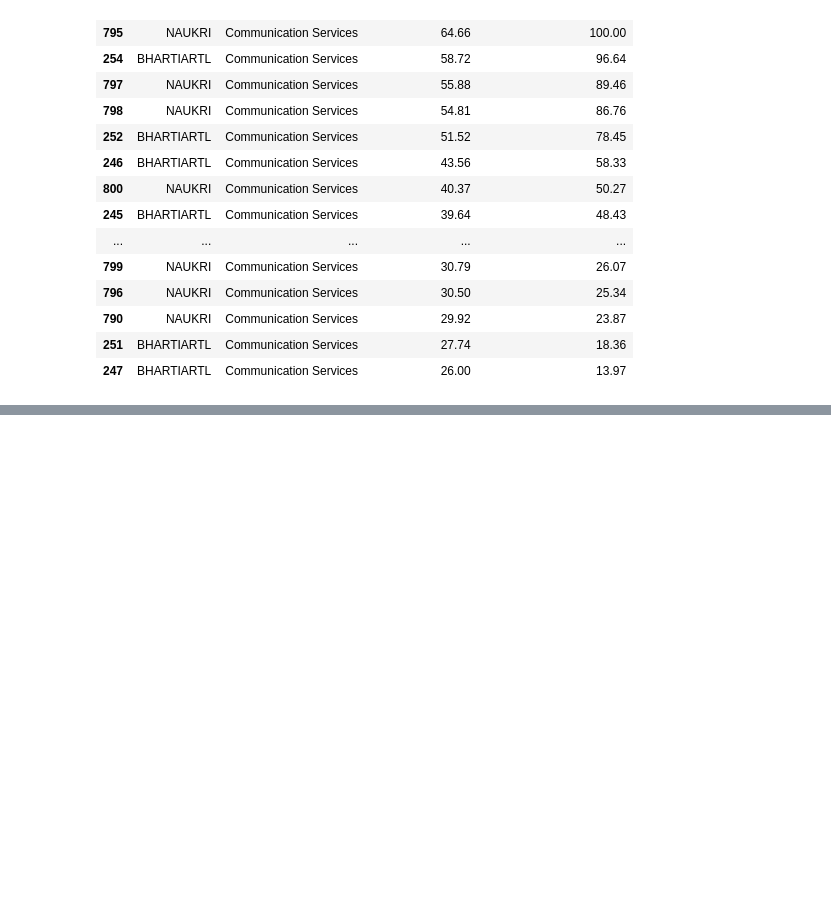
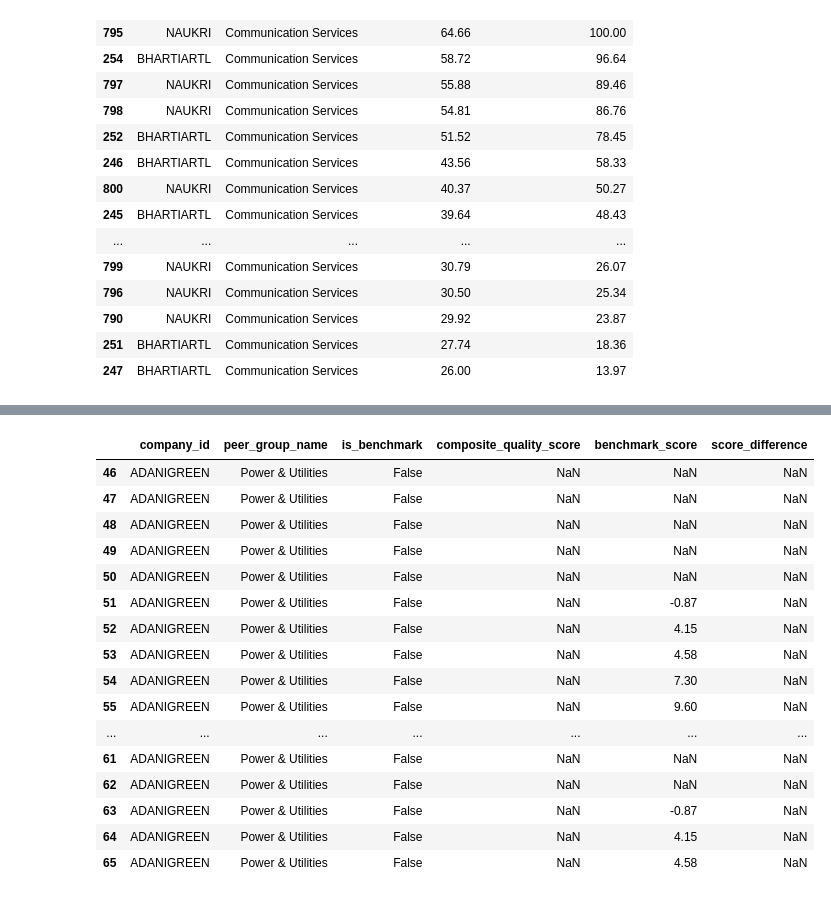
Before and after one commit to padmawararush9-del/n100-financial-intelligence-platform, a Jupyter notebook: Untitled5.ipynb, the cells around one changed output, grey strips where cells are left out. Cells and saved outputs as stored; diff of their text form; code cells hidden in the pictures; blank space fills up the shorter version.

```diff
--- a/Untitled5.ipynb
+++ b/Untitled5.ipynb
@@ -850,0 +1110,7 @@ df[
+# %%
+import importlib
+import src.analytics.peer as peer
+
+importlib.reload(peer)
+
+df_peer = peer.compare_with_benchmark(df_peer)
@@ -850,0 +1145,29 @@ df[
+# %%
+df_peer[df_peer["peer_group_name"].notna()][
+    [
+        "company_id",
+        "peer_group_name",
+        "is_benchmark",
+        "composite_quality_score",
+        "benchmark_score",
+        "score_difference"
+    ]
+].head(20)
+# %% [output]
+|  | company_id | peer_group_name | is_benchmark | composite_quality_score | benchmark_score | score_difference |
+| 46 | ADANIGREEN | Power & Utilities | False | NaN | NaN | NaN |
+| 47 | ADANIGREEN | Power & Utilities | False | NaN | NaN | NaN |
+| 48 | ADANIGREEN | Power & Utilities | False | NaN | NaN | NaN |
+| 49 | ADANIGREEN | Power & Utilities | False | NaN | NaN | NaN |
+| 50 | ADANIGREEN | Power & Utilities | False | NaN | NaN | NaN |
+| 51 | ADANIGREEN | Power & Utilities | False | NaN | -0.87 | NaN |
+| 52 | ADANIGREEN | Power & Utilities | False | NaN | 4.15 | NaN |
+| 53 | ADANIGREEN | Power & Utilities | False | NaN | 4.58 | NaN |
+| 54 | ADANIGREEN | Power & Utilities | False | NaN | 7.30 | NaN |
+| 55 | ADANIGREEN | Power & Utilities | False | NaN | 9.60 | NaN |
+| ... | ... | ... | ... | ... | ... | ... |
+| 61 | ADANIGREEN | Power & Utilities | False | NaN | NaN | NaN |
+| 62 | ADANIGREEN | Power & Utilities | False | NaN | NaN | NaN |
+| 63 | ADANIGREEN | Power & Utilities | False | NaN | -0.87 | NaN |
+| 64 | ADANIGREEN | Power & Utilities | False | NaN | 4.15 | NaN |
+| 65 | ADANIGREEN | Power & Utilities | False | NaN | 4.58 | NaN |
```
Also changed, not shown: parts of 78 cells of this notebook, 4 other files.
